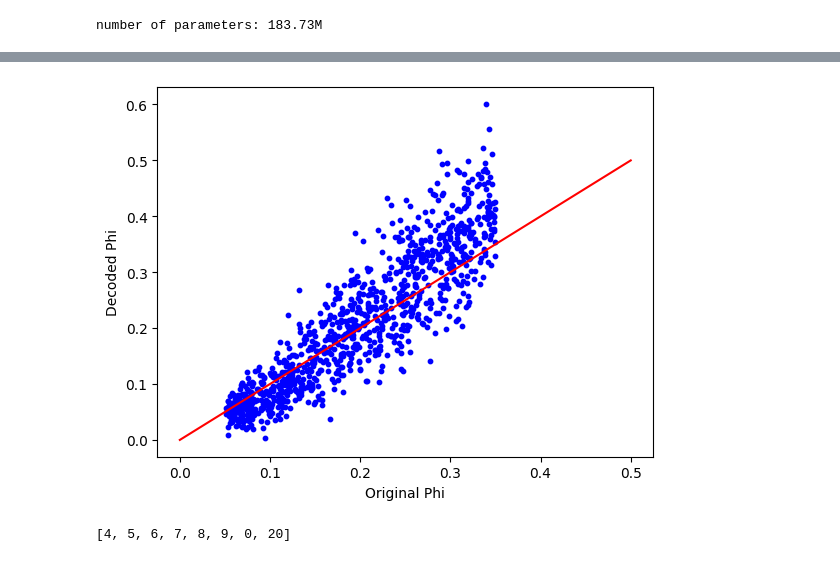
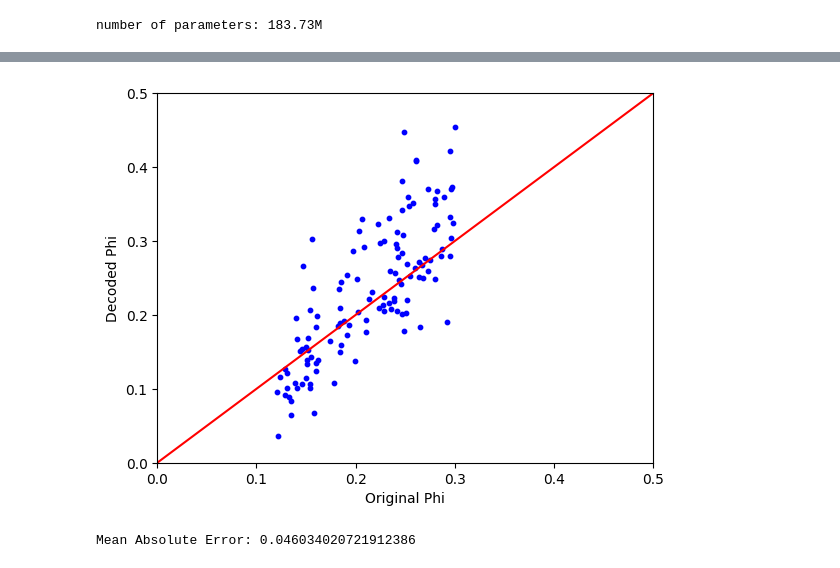
Before and after one commit to ZihanRen/poretransformer, a Jupyter notebook: lpu3dnet/eval/transformer_explore.ipynb, the cells around one changed output, grey strips where cells are left out. Saved outputs shown, nothing was run; the diff lists cells and outputs as text; code cells hidden in the pictures.

```diff
--- a/lpu3dnet/eval/transformer_explore.ipynb
+++ b/lpu3dnet/eval/transformer_explore.ipynb
@@ -159,6 +60,23 @@ for ds_gen in transformer_phys:
         phi_gen.append(ds_gen['porosity'])
         k_gen.append(ds_gen['kabs'][0])
         eul_gen.append(ds_gen['euler'])
+# %%
+# make sure the length of the arrays are the same
+# random select number of samples from phi_gen
+num_phi = min(len(phi_gen),len(phi_real))
+num_k = min(len(k_gen),len(k_real))
+num_eul = min(len(eul_gen),len(eul_real))
+
+
+# randomly select num_phi samples
+idx = np.random.choice(len(phi_gen),num_phi,replace=False)
+phi_gen = np.array(phi_gen)[idx]
+
+idx = np.random.choice(len(k_gen),num_k,replace=False)
+k_gen = np.array(k_gen)[idx]
+
+idx = np.random.choice(len(eul_gen),num_eul,replace=False)
+eul_gen = np.array(eul_gen)[idx]
 # %% [markdown]
 #### Transformer sampled $64^3$ block
 # %%
@@ -342,7 +264,7 @@ block_generator = block_generation_singlecond.Block_generator_stochastic(
     epoch_vqgan=25,
     epoch_transformer=50,
     device = device,
-    volume_dimension=10
+    volume_dimension=5
     )
 
 block_generator.generate_block(repeat=4)
@@ -376,35 +298,52 @@ number of parameters: 183.73M
 # %%
 phi_list = []
 phi_gen_list = []
 
 
 from cpgan.ooppnm import img_process
 img_prc = img_process.Image_process()
 
 ds_spatial = block_generator.ds_spatial
 for keys in ds_spatial.keys():
     phi_list.append(ds_spatial[keys]['phi'])
     img = ds_spatial[keys]['img']
     phi_gen = img_prc.phi(img)
     phi_gen_list.append(phi_gen)
 
 
+# phi_list_cal = [x*0.6936 + 0.05 for x in phi_gen_list]
 
 f = plt.figure()
 val_max = 0.5
 plt.scatter(phi_list, phi_gen_list,s=10,c='b')
 plt.plot([0,val_max],[0,val_max],c='r')
-# plt.xlim([0,val_max])
-# plt.ylim([0,val_max])
+plt.xlim([0,val_max])
+plt.ylim([0,val_max])
 plt.xlabel('Original Phi')
 plt.ylabel('Decoded Phi')
 plt.show()
+
+
+
+# f = plt.figure()
+
+# plt.scatter(phi_list, phi_list_cal,s=10,c='b')
+# plt.plot([0,val_max],[0,val_max],c='r')
+# plt.xlim([0,val_max])
+# plt.ylim([0,val_max])
+# plt.xlabel('Original Phi')
+# plt.ylabel('Decoded Phi')
+# plt.show()
+
+
+# calculate mean absolute error between phi_list
+
+from sklearn.metrics import mean_absolute_error
+mae = mean_absolute_error(phi_list, phi_gen_list)
+print(f'Mean Absolute Error: {mae}')
+
+# mae_cali = mean_absolute_error(phi_list, phi_list_cal)
+# print(f'Mean Absolute Error: {mae_cali}')
 # %% [output]
-[figure, old version]
+[figure, new version]
+Mean Absolute Error: 0.046034020721912386
-# %%
-a = [1,2,3,4,5,6,7,8,9,0,20]
-patch_num = 8
-
-a[-patch_num:]
-# %% [output]
-[4, 5, 6, 7, 8, 9, 0, 20]
```
Also changed, not shown: parts of 22 cells of this notebook, 14 other files.
